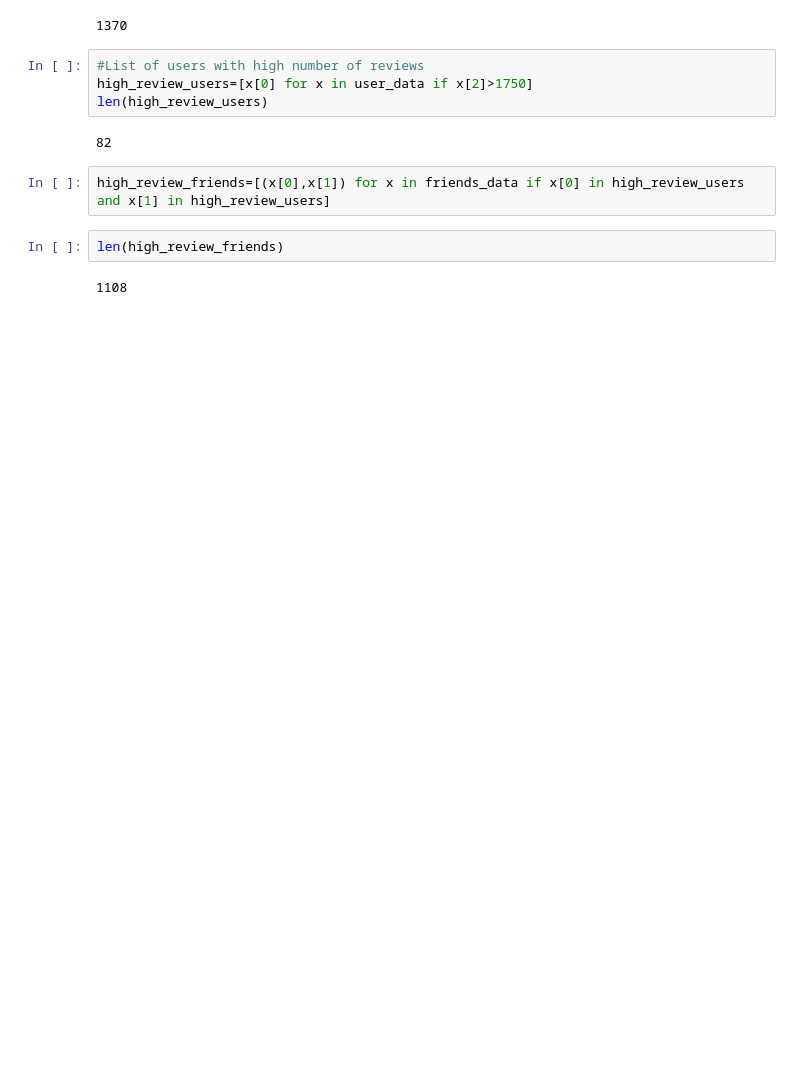
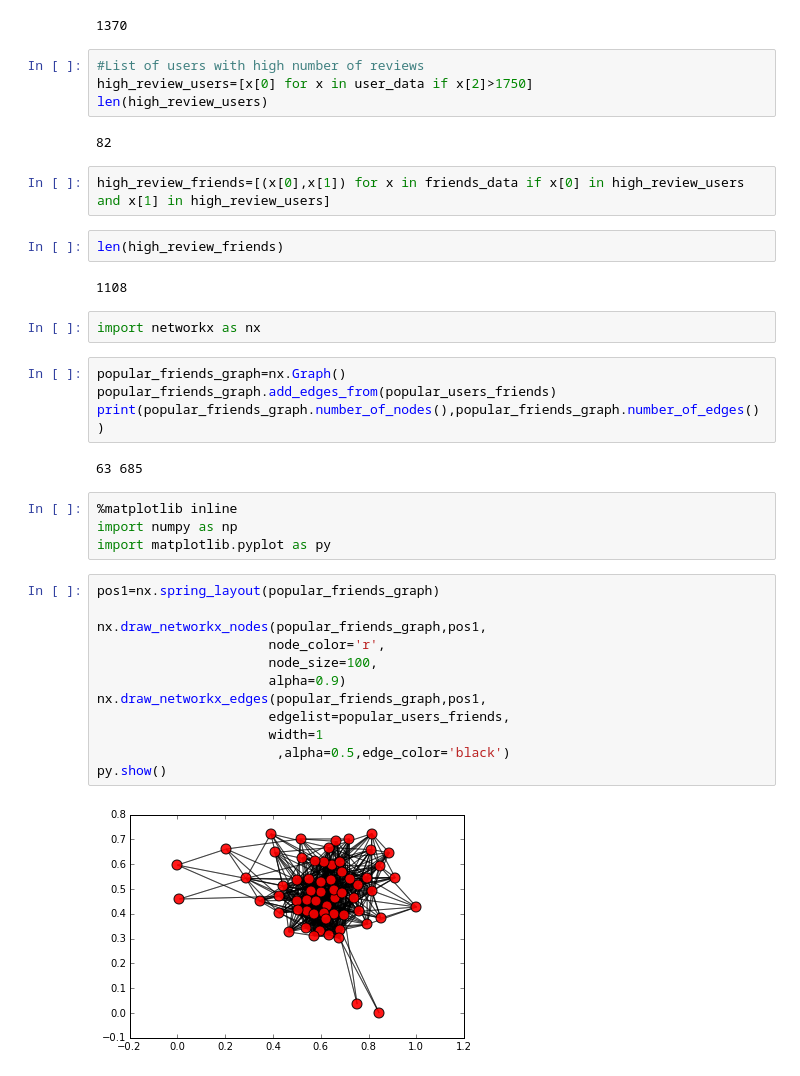
Before and after one commit to chengg04/Python_assignment, a Jupyter notebook: Data_analysis_assignment.ipynb, the cells around one changed output. Saved outputs shown, nothing was run; the diff lists cells and outputs as text; blank space fills up the shorter version.

```diff
--- a/Data_analysis_assignment.ipynb
+++ b/Data_analysis_assignment.ipynb
@@ -90,3 +95,29 @@ high_review_friends=[(x[0],x[1]) for x in friends_data if x[0] in high_review_us
 len(high_review_friends)
 # %% [output]
 1108
+# %%
+import networkx as nx
+# %%
+popular_friends_graph=nx.Graph()
+popular_friends_graph.add_edges_from(popular_users_friends)
+print(popular_friends_graph.number_of_nodes(),popular_friends_graph.number_of_edges())
+# %% [output]
+63 685
+# %%
+%matplotlib inline
+import numpy as np
+import matplotlib.pyplot as py
+# %%
+pos1=nx.spring_layout(popular_friends_graph)
+
+nx.draw_networkx_nodes(popular_friends_graph,pos1,
+                      node_color='r',
+                      node_size=100,
+                      alpha=0.9)
+nx.draw_networkx_edges(popular_friends_graph,pos1,
+                      edgelist=popular_users_friends,
+                      width=1
+                       ,alpha=0.5,edge_color='black')
+py.show()
+# %% [output]
+[figure, added]
```
Also changed, not shown: parts of 14 cells of this notebook.
